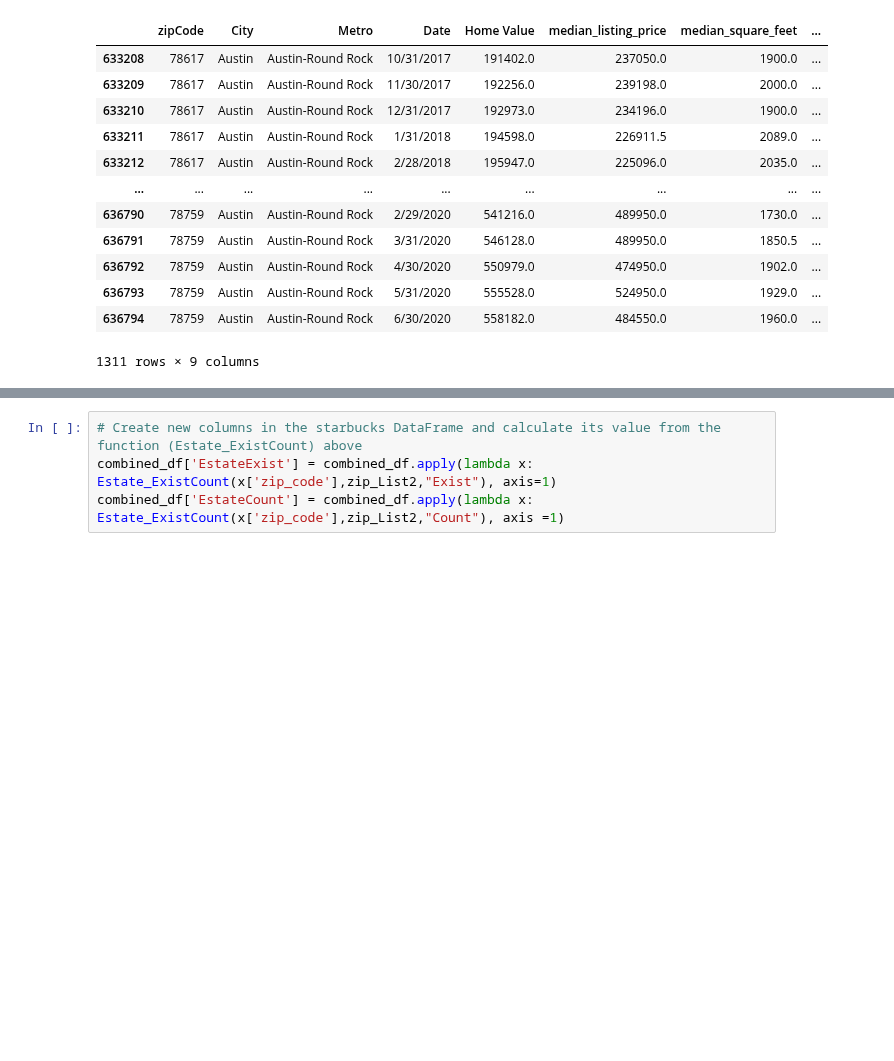
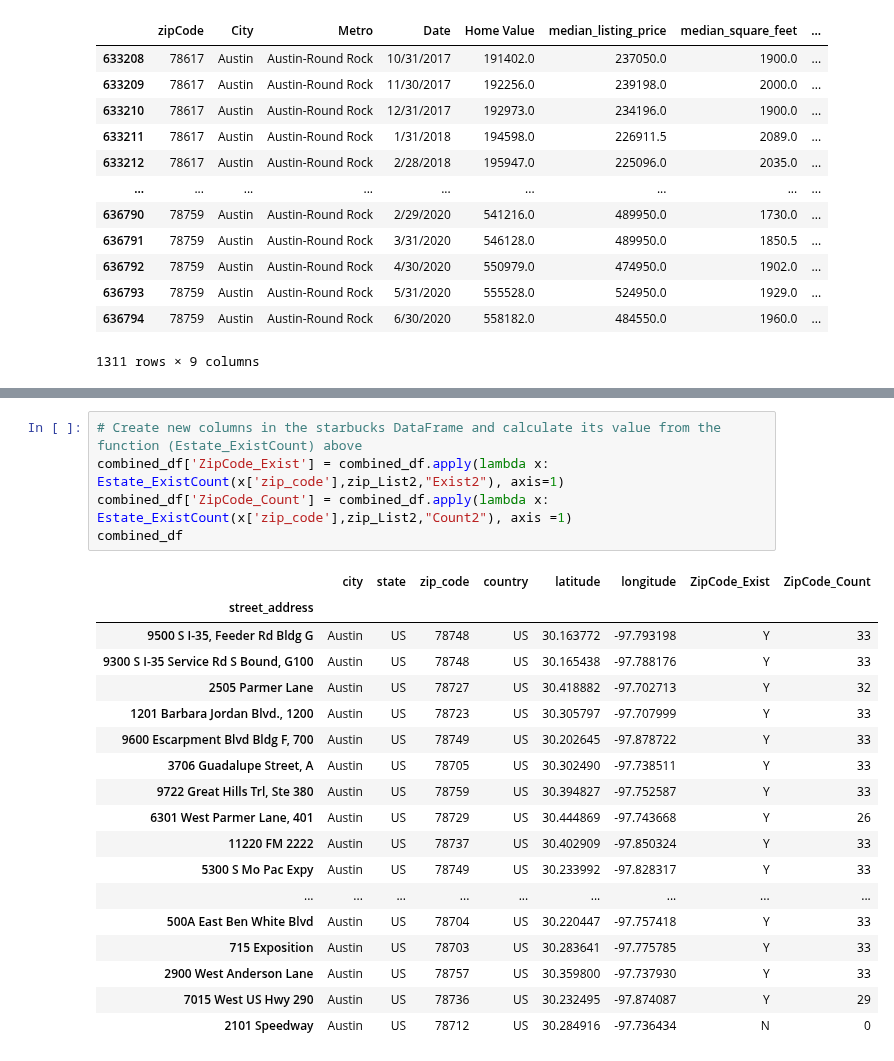
Before and after one commit to EGeorge2021r/Fintech5Falcons, a Jupyter notebook: Resources/project1eg_estate_data.ipynb, the cells around one changed output, grey strips where cells are left out. Drawn from its saved outputs; the diff is of its cells as text; blank space fills up the shorter version.

```diff
--- a/Resources/project1eg_estate_data.ipynb
+++ b/Resources/project1eg_estate_data.ipynb
@@ -445,8 +400,28 @@ def Estate_ExistCount(zipCode,zip_List2,ItemToReturn):
     return(-1)
 # %%
 # Create new columns in the starbucks DataFrame and calculate its value from the function (Estate_ExistCount) above
-combined_df['EstateExist'] = combined_df.apply(lambda x: Estate_ExistCount(x['zip_code'],zip_List2,"Exist"), axis=1)
-combined_df['EstateCount'] = combined_df.apply(lambda x: Estate_ExistCount(x['zip_code'],zip_List2,"Count"), axis =1)
+combined_df['ZipCode_Exist'] = combined_df.apply(lambda x: Estate_ExistCount(x['zip_code'],zip_List2,"Exist2"), axis=1)
+combined_df['ZipCode_Count'] = combined_df.apply(lambda x: Estate_ExistCount(x['zip_code'],zip_List2,"Count2"), axis =1)
+combined_df
+# %% [output]
+|  | city | state | zip_code | country | latitude | longitude | ZipCode_Exist | ZipCode_Count |
+| street_address |  |  |  |  |  |  |  |  |
+| 9500 S I-35, Feeder Rd Bldg G | Austin | US | 78748 | US | 30.163772 | -97.793198 | Y | 33 |
+| 9300 S I-35 Service Rd S Bound, G100 | Austin | US | 78748 | US | 30.165438 | -97.788176 | Y | 33 |
+| 2505 Parmer Lane | Austin | US | 78727 | US | 30.418882 | -97.702713 | Y | 32 |
+| 1201 Barbara Jordan Blvd., 1200 | Austin | US | 78723 | US | 30.305797 | -97.707999 | Y | 33 |
+| 9600 Escarpment Blvd Bldg F, 700 | Austin | US | 78749 | US | 30.202645 | -97.878722 | Y | 33 |
+| 3706 Guadalupe Street, A | Austin | US | 78705 | US | 30.302490 | -97.738511 | Y | 33 |
+| 9722 Great Hills Trl, Ste 380 | Austin | US | 78759 | US | 30.394827 | -97.752587 | Y | 33 |
+| 6301 West Parmer Lane, 401 | Austin | US | 78729 | US | 30.444869 | -97.743668 | Y | 26 |
+| 11220 FM 2222 | Austin | US | 78737 | US | 30.402909 | -97.850324 | Y | 33 |
+| 5300 S Mo Pac Expy | Austin | US | 78749 | US | 30.233992 | -97.828317 | Y | 33 |
+| ... | ... | ... | ... | ... | ... | ... | ... | ... |
+| 500A East Ben White Blvd | Austin | US | 78704 | US | 30.220447 | -97.757418 | Y | 33 |
+| 715 Exposition | Austin | US | 78703 | US | 30.283641 | -97.775785 | Y | 33 |
+| 2900 West Anderson Lane | Austin | US | 78757 | US | 30.359800 | -97.737930 | Y | 33 |
+| 7015 West US Hwy 290 | Austin | US | 78736 | US | 30.232495 | -97.874087 | Y | 29 |
+| 2101 Speedway | Austin | US | 78712 | US | 30.284916 | -97.736434 | N | 0 |
 # %%
 # Create a plot to analyze Estate home values in relations to Starbucks location info
 # Show the plot
```
Also changed, not shown: parts of 11 cells of this notebook.
